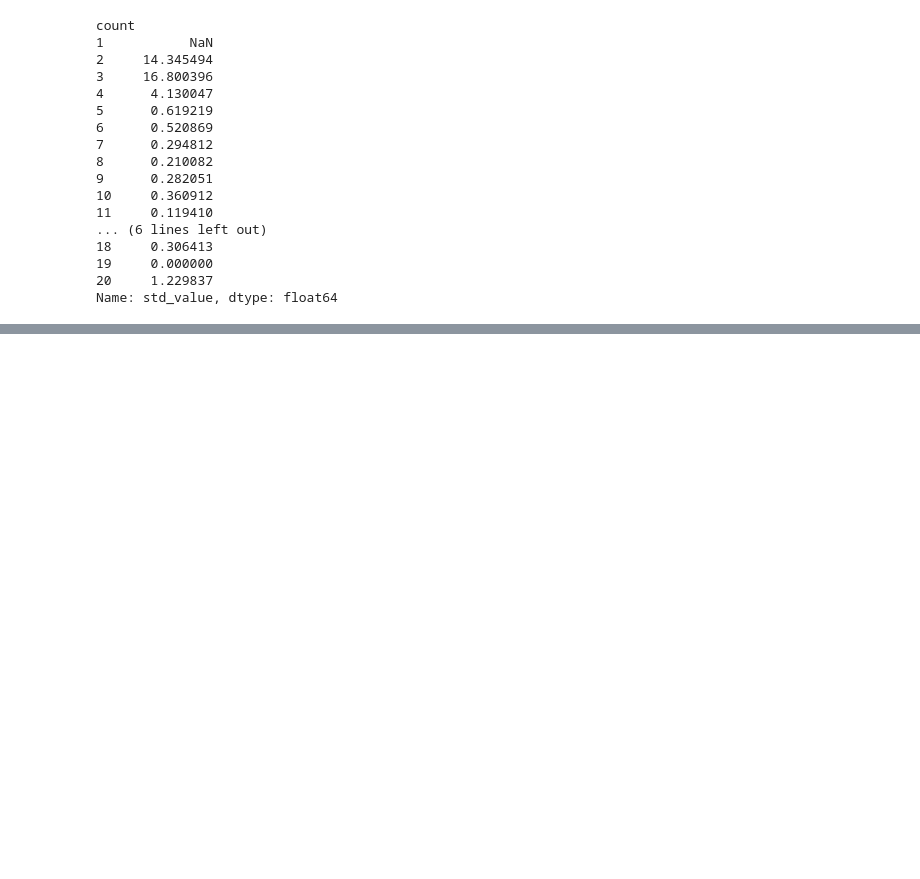
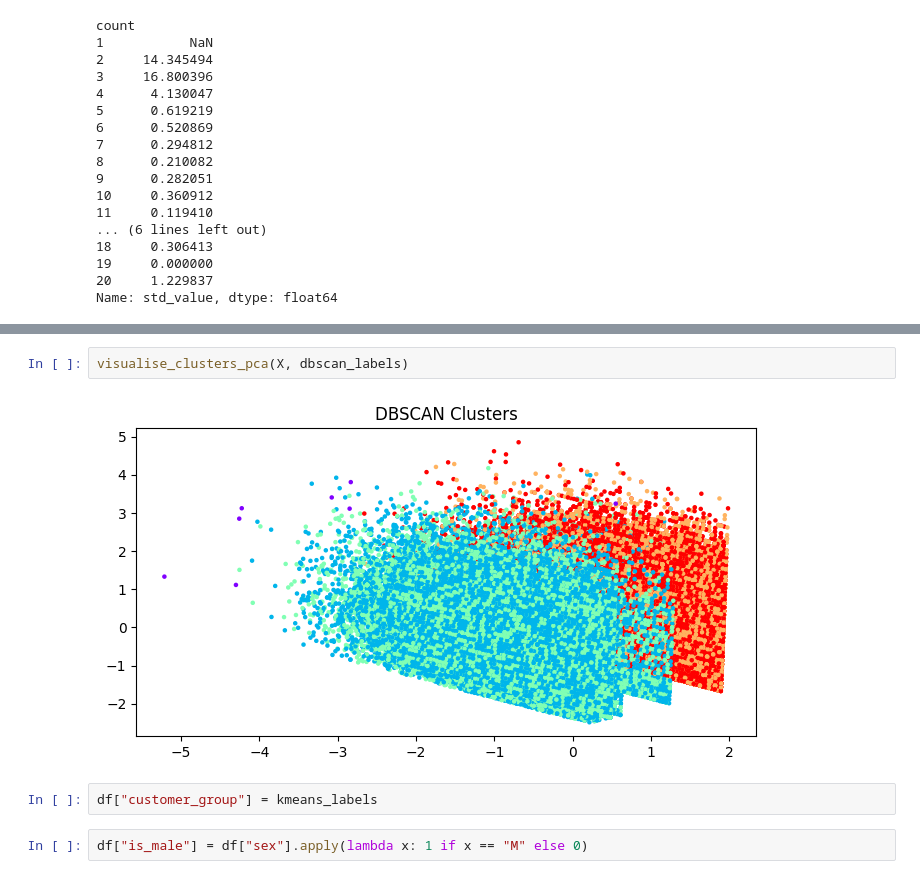
Before and after one commit to hannnying/ecommerce-fraud, a Jupyter notebook: fraud_dataset_eda.ipynb, the cells around one changed output, grey strips where cells are left out. Saved outputs shown, nothing was run; the diff lists cells and outputs as text; blank space fills up the shorter version.

```diff
--- a/fraud_dataset_eda.ipynb
+++ b/fraud_dataset_eda.ipynb
@@ -920,0 +1110,8 @@ Name: std_value, dtype: float64
+# %%
+visualise_clusters_pca(X, dbscan_labels)
+# %% [output]
+[figure, added]
+# %%
+df["customer_group"] = kmeans_labels
+# %%
+df["is_male"] = df["sex"].apply(lambda x: 1 if x == "M" else 0)
```
Also changed, not shown: parts of 24 cells of this notebook.
